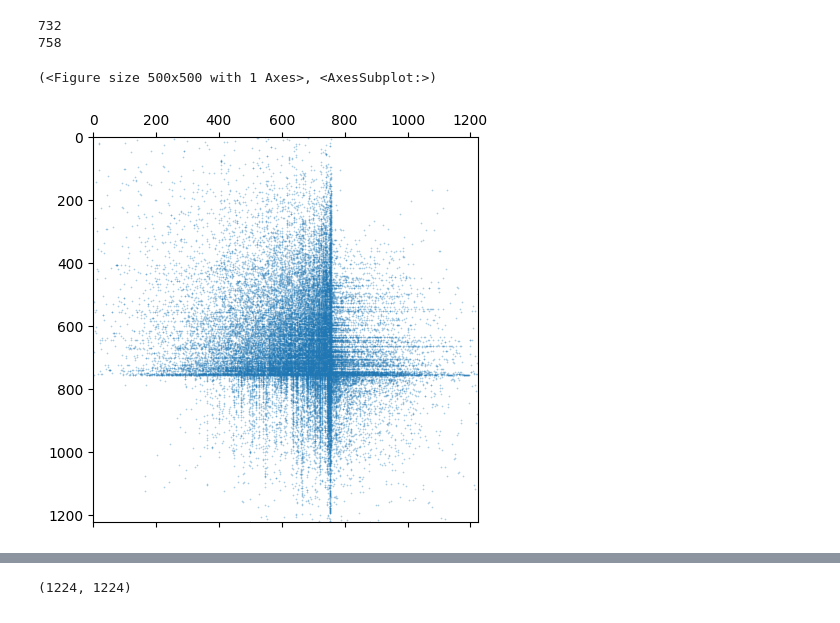
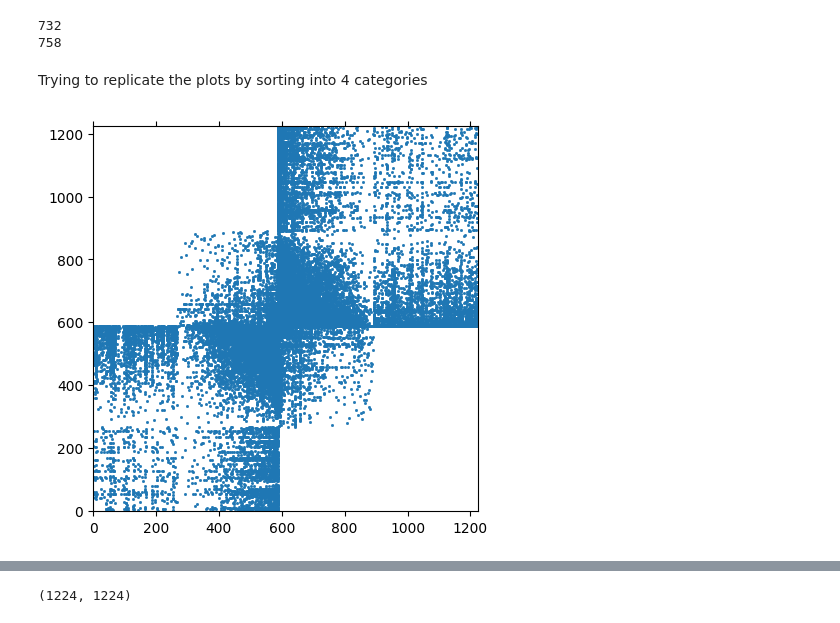
Before and after one commit to dufourc1/pygraphon, a Jupyter notebook: experiments/nb_pictures.ipynb, the cells around one changed output, grey strips where cells are left out. Drawn from its saved outputs; the diff is of its cells as text; code cells hidden in the pictures.

Commit message:
replicate plots by sorting by interconnectivity

```diff
--- a/experiments/nb_pictures.ipynb
+++ b/experiments/nb_pictures.ipynb
@@ -192,9 +194,11 @@ from zipfile import ZipFile
 import requests
 import pandas as pd
 import networkx as nx
+import numpy as np
+import matplotlib.pyplot as plt
 
 url =  "https://networks.skewed.de/net/polblogs/files/polblogs.csv.zip"
-response = requests.get(url, stream=True)
+response = requests.get(url, stream=False)
 with ZipFile(io.BytesIO(response.content)) as myzip:
    with myzip.open(myzip.namelist()[0]) as myfile:
       df = pd.read_csv(myfile)
@@ -204,7 +208,10 @@ with ZipFile(io.BytesIO(response.content)) as myzip:
 df.columns = ["source", "target"]
 df2.columns = [s.replace(" ","") for s in df2.columns]
 z = df2["value"].values
+
+
 #df2.columns = ["value"] # 0 for liberals, 1 for conservative
-A = nx.to_numpy_array(nx.from_pandas_edgelist(df, "source", "target"))
+G = nx.from_pandas_edgelist(df, "source", "target")
+A = nx.to_numpy_array(G, nodelist=sorted(G.nodes()))
 # we remove the diagonal to avoid self-loops
 A -= np.diag(np.diag(A))
@@ -216,26 +284,40 @@ print(num_liberals)
 # %% [output]
 732
 758
+# %% [markdown]
+Trying to replicate the plots by sorting into 4 categories
 # %%
 import networkx as nx
-
-# Create a graph from the adjacency matrix
-G = nx.from_numpy_array(A)
+from random import shuffle
 
 # Compute the degrees of the nodes
 degrees = dict(G.degree())
 
+def check_cross_citation(graph,node):
+    neighbors = graph.neighbors(node)
+    for neighbor in neighbors:
+        if z[node] != z[neighbor]:
+            return True
+    return False
+
 # Sort nodes by increasing degrees within each membership group
-nodes_0 = [node for node in G.nodes() if z[node] == 0]
-nodes_1 = [node for node in G.nodes() if z[node] == 1]
+nodes_0_0 = [node for node in G.nodes() if z[node] == 0 and not check_cross_citation(G,node)]
+nodes_0_1 = [node for node in G.nodes() if z[node] == 0 and check_cross_citation(G,node)]
+nodes_1_0 = [node for node in G.nodes() if z[node] == 1 and  check_cross_citation(G,node)]
+nodes_1_1 = [node for node in G.nodes() if z[node] == 1 and not check_cross_citation(G,node)]
 
-nodes_0_sorted = sorted(nodes_0, key=lambda node: degrees[node])
-nodes_1_sorted = sorted(nodes_1, key=lambda node: degrees[node], reverse=True)
+shuffle(nodes_0_0)
+shuffle(nodes_1_1)
+
+nodes_0_0_sorted = nodes_0_0 #sorted(nodes_0_0, key=lambda node: degrees[node])
+nodes_0_1_sorted = sorted(nodes_0_1, key=lambda node: degrees[node])
+nodes_1_0_sorted = sorted(nodes_1_0, key=lambda node: degrees[node], reverse=True)
+nodes_1_1_sorted = nodes_1_1 # sorted(nodes_1_1, key=lambda node: degrees[node], reverse=False)
 
 # Create the reordered adjacency matrix
-reordered_A = nx.adjacency_matrix(G, nodelist=nodes_0_sorted + nodes_1_sorted).toarray()
+reordered_A = nx.adjacency_matrix(G, nodelist=nodes_0_0_sorted + nodes_0_1_sorted + nodes_1_0_sorted + nodes_1_1_sorted).toarray()
 
-spy(reordered_A)
+spy(reordered_A, marker_size=1, origin="lower")
+plt.show()
 # %% [output]
-(<Figure size 500x500 with 1 Axes>, <AxesSubplot:>)
-[figure, old version]
+[figure, new version]
```
Also changed, not shown: parts of 25 cells of this notebook, 1 other file.
